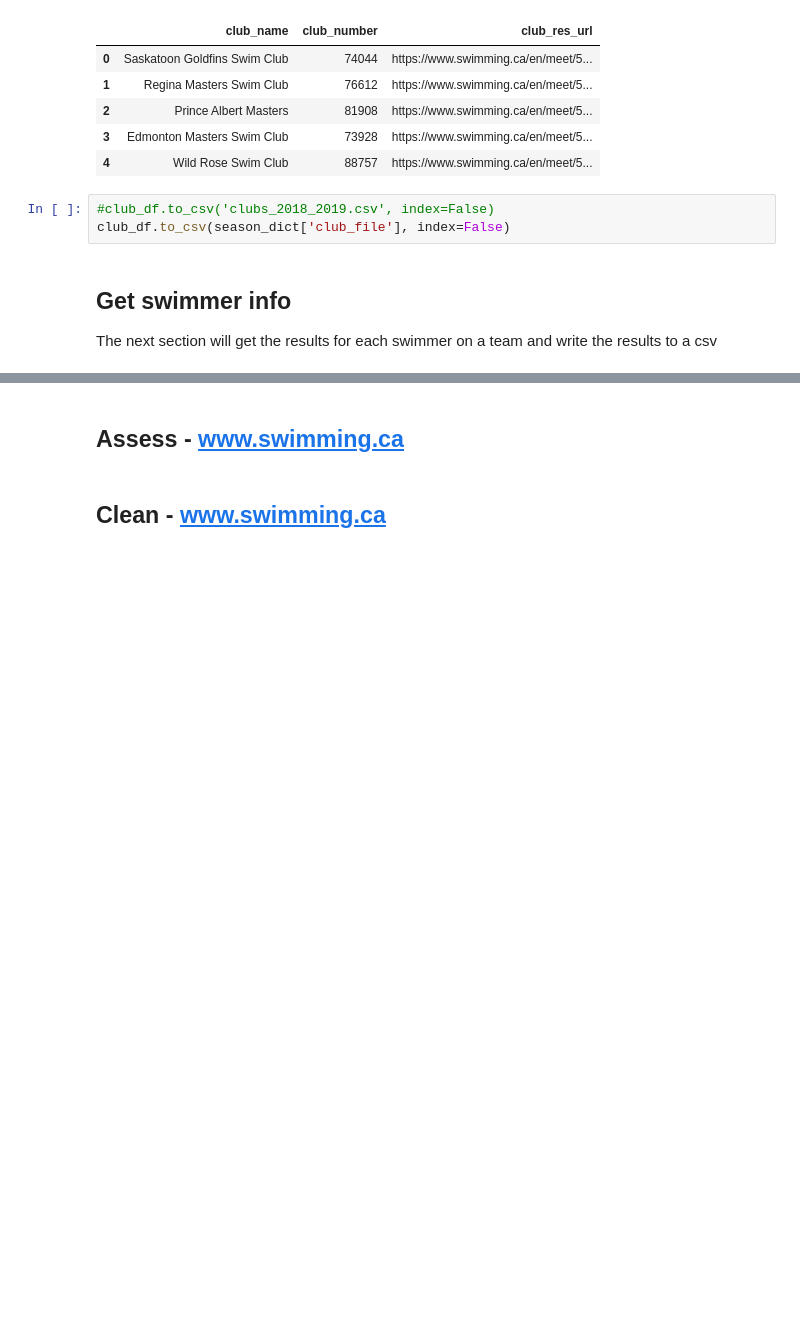
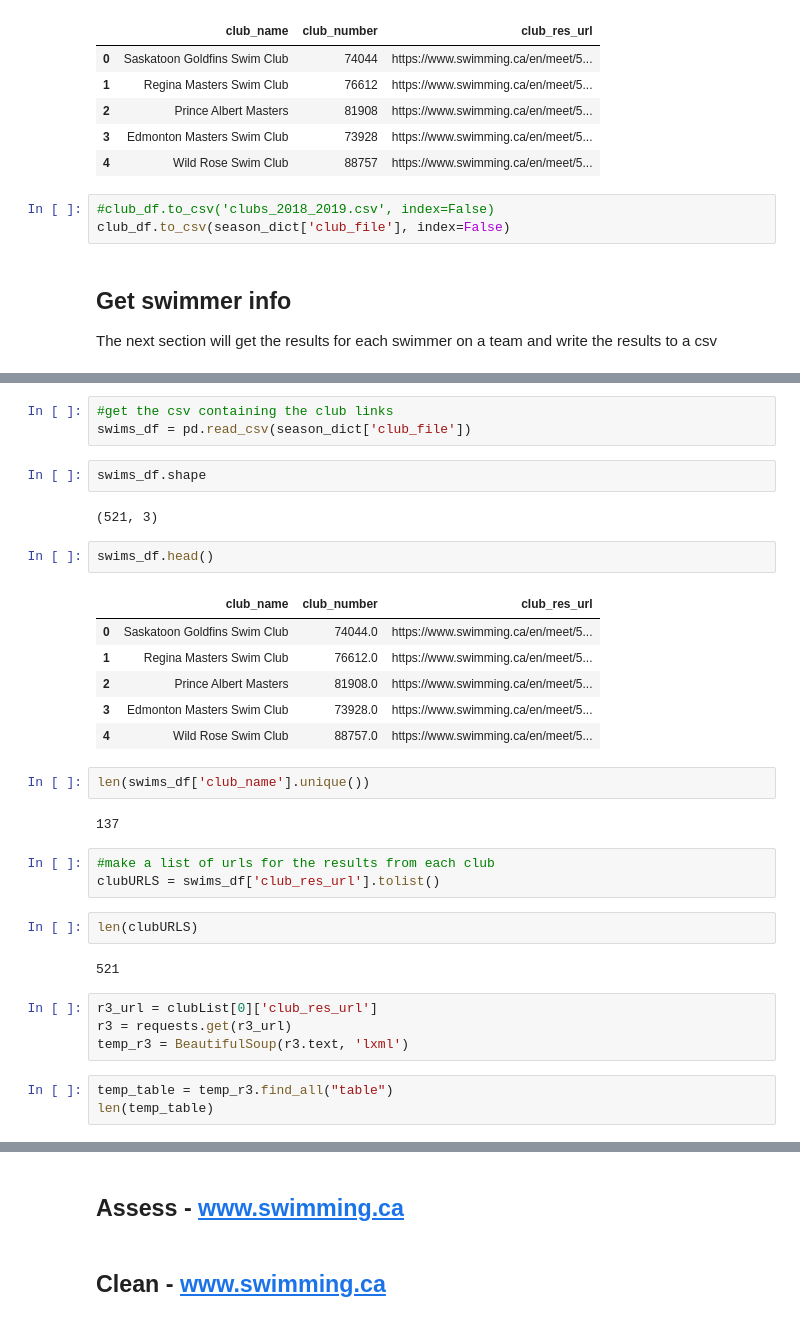
Before and after one commit to scpfoster/swim-data-analysis, a Jupyter notebook: Data_Wrangling.ipynb, the cells around one changed output, grey strips where cells are left out. Cells and saved outputs as stored; diff of their text form; blank space fills up the shorter version.

Commit message:
WIP.  Started defining methods to parse the swimmer information and race results

```diff
--- a/Data_Wrangling.ipynb
+++ b/Data_Wrangling.ipynb
@@ -296,0 +304,34 @@ The next section will get the results for each swimmer on a team and write the r
+# %%
+#get the csv containing the club links
+swims_df = pd.read_csv(season_dict['club_file'])
+# %%
+swims_df.shape
+# %% [output]
+(521, 3)
+# %%
+swims_df.head()
+# %% [output]
+|  | club_name | club_number | club_res_url |
+| 0 | Saskatoon Goldfins Swim Club | 74044.0 | https://www.swimming.ca/en/meet/5... |
+| 1 | Regina Masters Swim Club | 76612.0 | https://www.swimming.ca/en/meet/5... |
+| 2 | Prince Albert Masters | 81908.0 | https://www.swimming.ca/en/meet/5... |
+| 3 | Edmonton Masters Swim Club | 73928.0 | https://www.swimming.ca/en/meet/5... |
+| 4 | Wild Rose Swim Club | 88757.0 | https://www.swimming.ca/en/meet/5... |
+# %%
+len(swims_df['club_name'].unique())
+# %% [output]
+137
+# %%
+#make a list of urls for the results from each club
+clubURLS = swims_df['club_res_url'].tolist()
+# %%
+len(clubURLS)
+# %% [output]
+521
+# %%
+r3_url = clubList[0]['club_res_url']
+r3 = requests.get(r3_url)
+temp_r3 = BeautifulSoup(r3.text, 'lxml')
+# %%
+temp_table = temp_r3.find_all("table")
+len(temp_table)
```
Also changed, not shown: parts of 5 cells of this notebook.
